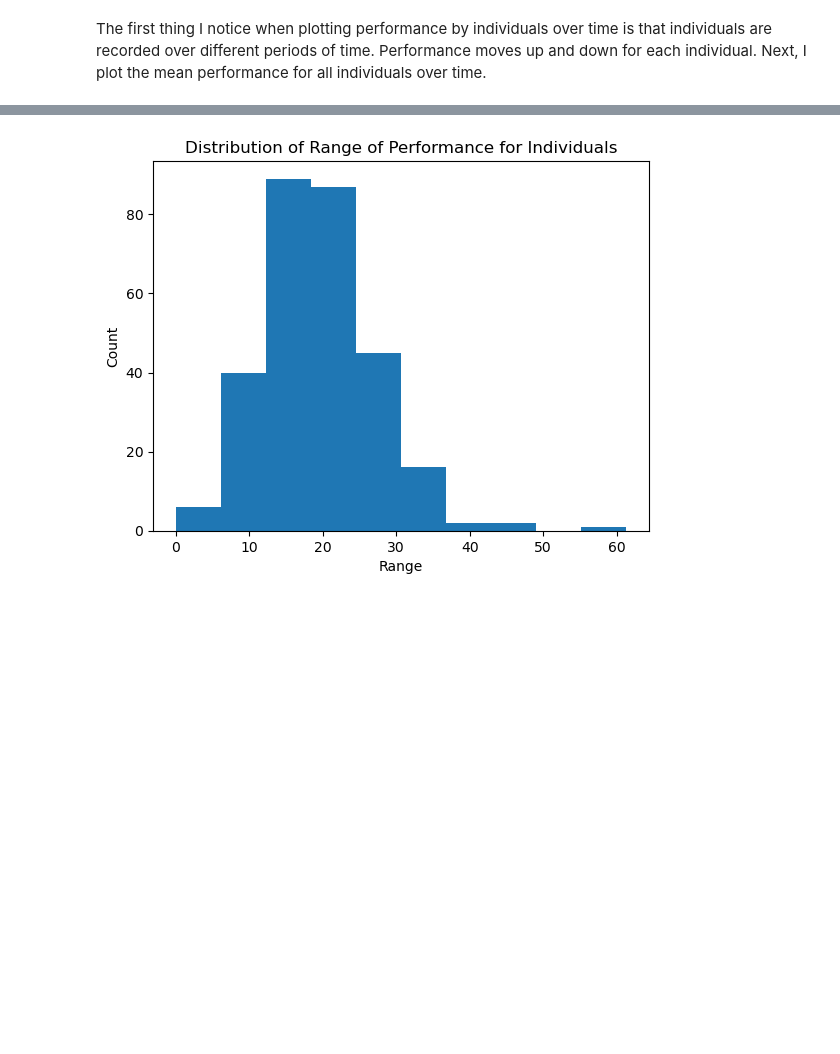
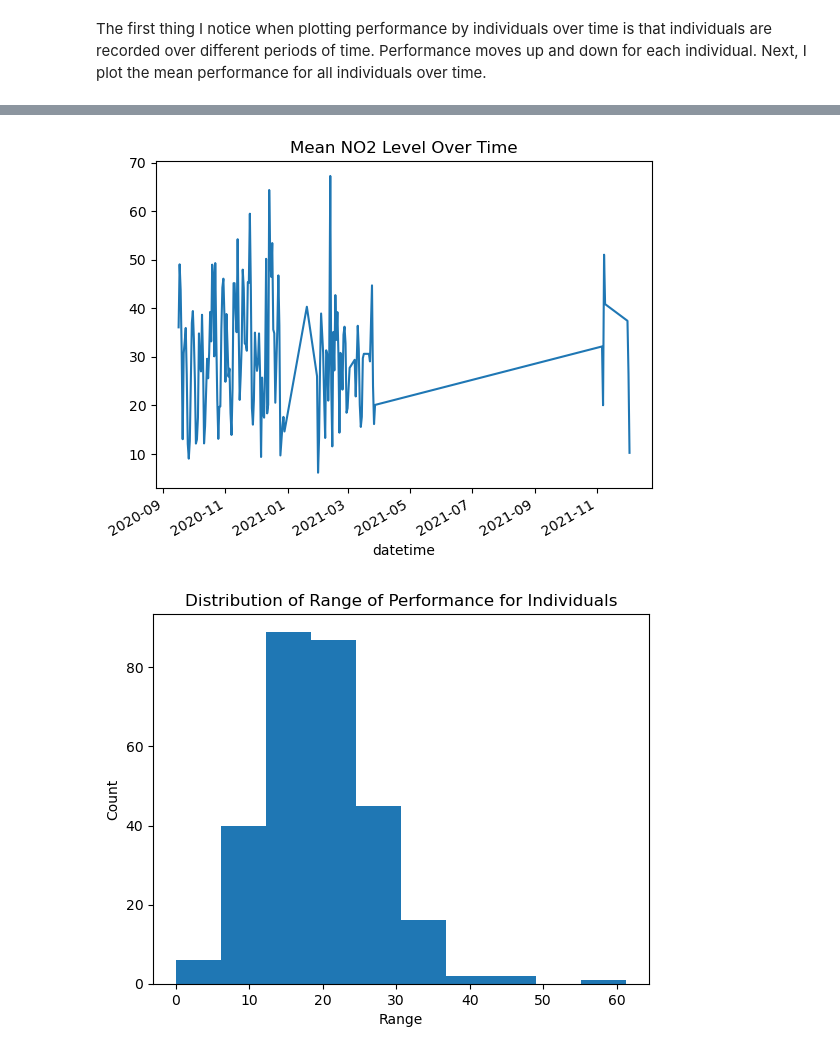
Before and after one commit to UCB-stat-159-s23/project-Group18, a Jupyter notebook: PerformanceOverTime.ipynb, the cells around one changed output, grey strips where cells are left out. Drawn from its saved outputs; the diff is of its cells as text; code cells hidden in the pictures; blank space fills up the shorter version.

```diff
--- a/PerformanceOverTime.ipynb
+++ b/PerformanceOverTime.ipynb
@@ -97,3 +120,10 @@ plt.savefig('outputs/mean_performance')
+# %%
+df.groupby('datetime')['no2bcn_24h'].mean().plot()
+plt.title('Mean NO2 Level Over Time');
+
+plt.savefig('outputs/mean_NO2')
+# %% [output]
+[figure, added]
 # %%
 df['range'] = df.groupby('ID_Zenodo')['performance'].max() - df.groupby('ID_Zenodo')['performance'].min()
 plt.hist(df['range'])
```
Also changed, not shown: parts of 3 cells of this notebook, 4 other files.
